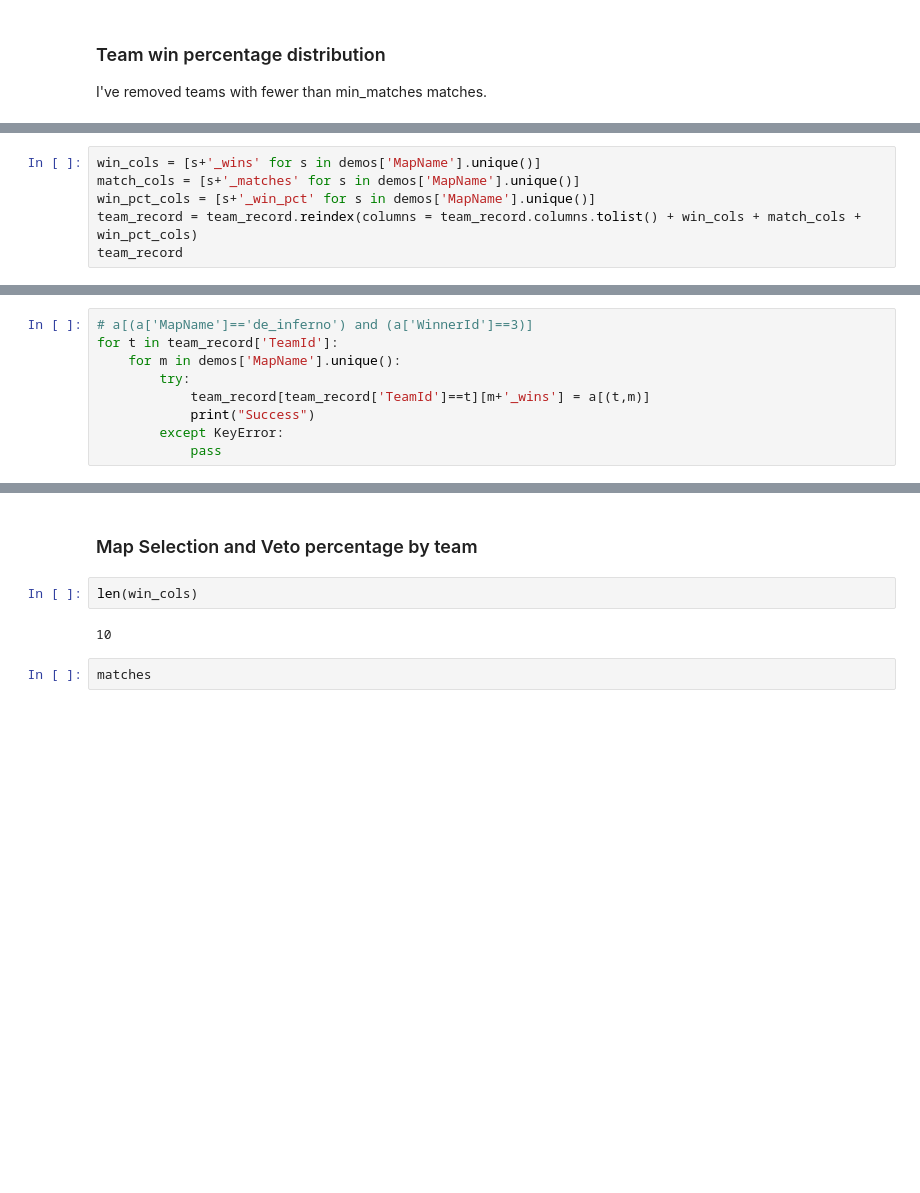
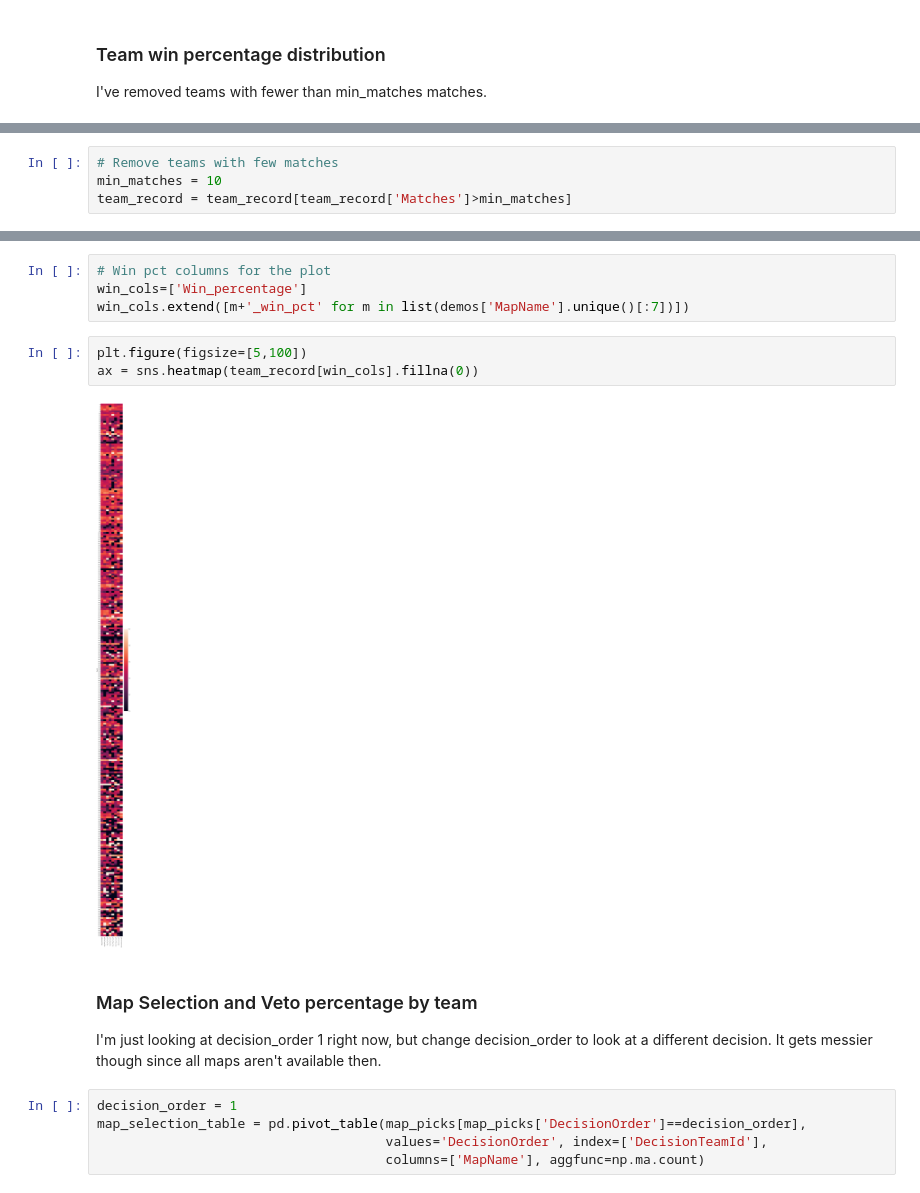
Before and after one commit to guidopetri/csgo-map-bandits, a Jupyter notebook: csgo_eda_michael.ipynb, the cells around one changed output, grey strips where cells are left out. Saved outputs shown, nothing was run; the diff lists cells and outputs as text; blank space fills up the shorter version.

```diff
--- a/csgo_eda_michael.ipynb
+++ b/csgo_eda_michael.ipynb
@@ -104 +143,5 @@ team_record_overmin = team_record[team_record['Matches']>min_matches]
+# %%
+# Remove teams with few matches
+min_matches = 10
+team_record = team_record[team_record['Matches']>min_matches]
 # %%
@@ -118,6 +157,0 @@ a[(2,'de_inferno')]
-# %%
-win_cols = [s+'_wins' for s in demos['MapName'].unique()]
-match_cols = [s+'_matches' for s in demos['MapName'].unique()]
-win_pct_cols = [s+'_win_pct' for s in demos['MapName'].unique()]
-team_record = team_record.reindex(columns = team_record.columns.tolist() + win_cols + match_cols + win_pct_cols)
-team_record
@@ -143,9 +157,0 @@ Name: de_nuke_wins, dtype: float64
-# %%
-# a[(a['MapName']=='de_inferno') and (a['WinnerId']==3)]
-for t in team_record['TeamId']:
-    for m in demos['MapName'].unique():
-        try:
-            team_record[team_record['TeamId']==t][m+'_wins'] = a[(t,m)]
-            print("Success")
-        except KeyError:
-            pass
@@ -358,8 +158,17 @@ Success
-# %% [markdown]
-### Map Selection and Veto percentage by team
-# %%
-len(win_cols)
-# %% [output]
-10
-# %%
-matches
+# %%
+# Win pct columns for the plot
+win_cols=['Win_percentage']
+win_cols.extend([m+'_win_pct' for m in list(demos['MapName'].unique()[:7])])
+# %%
+plt.figure(figsize=[5,100])
+ax = sns.heatmap(team_record[win_cols].fillna(0))
+# %% [output]
+[figure, added]
+# %% [markdown]
+### Map Selection and Veto percentage by team
+I'm just looking at decision_order 1 right now, but change decision_order to look at a different decision. It gets messier though since all maps aren't available then.
+# %%
+decision_order = 1
+map_selection_table = pd.pivot_table(map_picks[map_picks['DecisionOrder']==decision_order],
+                                     values='DecisionOrder', index=['DecisionTeamId'],
+                                     columns=['MapName'], aggfunc=np.ma.count)
```
Also changed, not shown: parts of 15 cells of this notebook.
